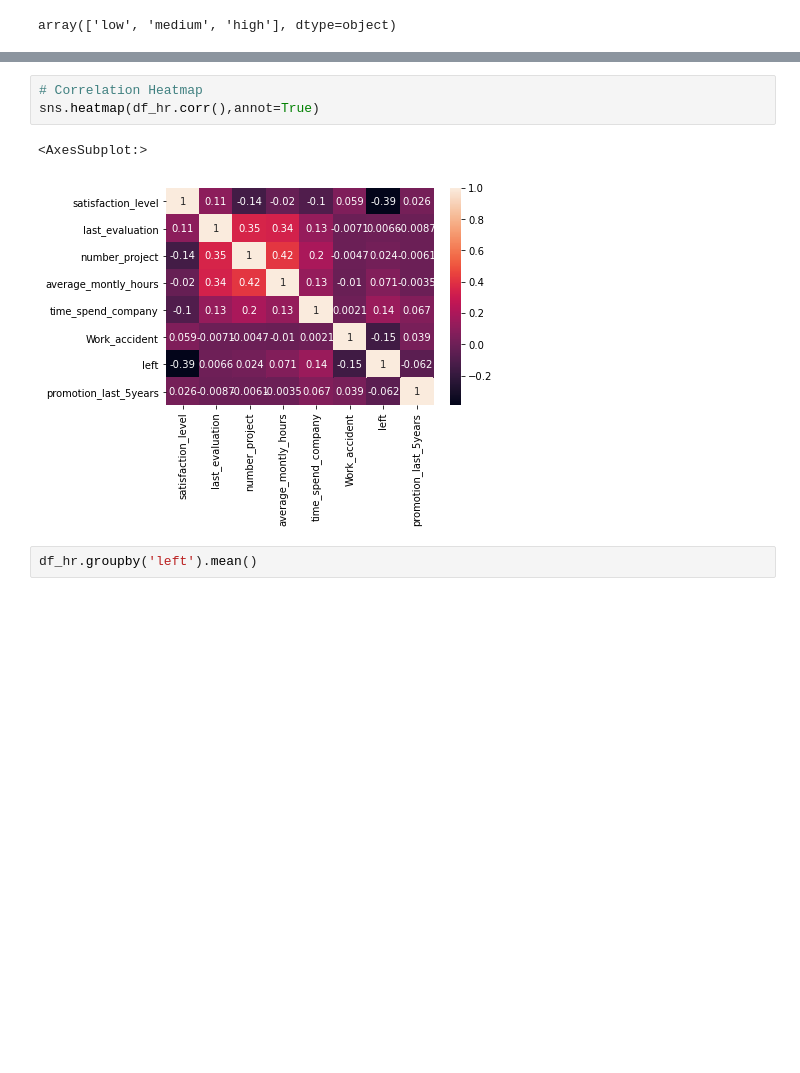
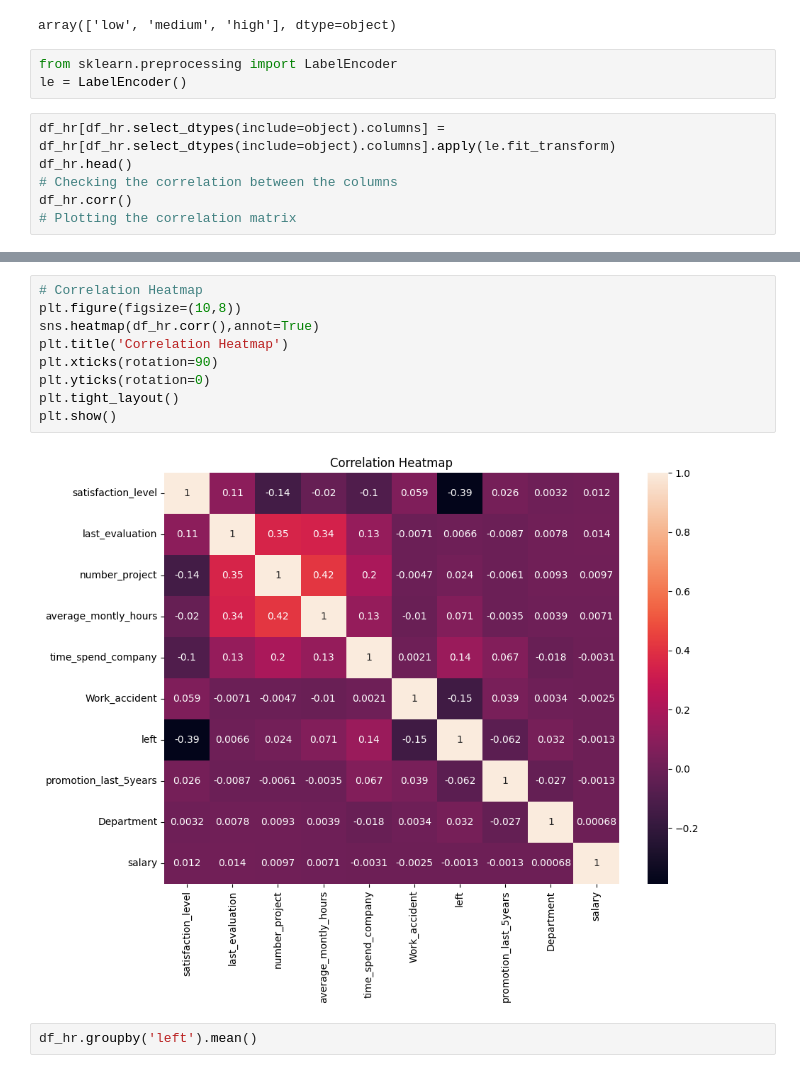
Before and after one commit to dbn3010/HR-Anlytics-with-Churn-Prediction, a Jupyter notebook: HR_Analytics_and_Churn_Prediction.ipynb, the cells around one changed output, grey strips where cells are left out. Drawn from its saved outputs; the diff is of its cells as text; blank space fills up the shorter version.

```diff
--- a/HR_Analytics_and_Churn_Prediction.ipynb
+++ b/HR_Analytics_and_Churn_Prediction.ipynb
@@ -78,3 +78,12 @@ dtype: int64
 df_hr.salary.unique()
 # %% [output]
 array(['low', 'medium', 'high'], dtype=object)
+# %%
+from sklearn.preprocessing import LabelEncoder
+le = LabelEncoder()
+# %%
+df_hr[df_hr.select_dtypes(include=object).columns] = df_hr[df_hr.select_dtypes(include=object).columns].apply(le.fit_transform)
+df_hr.head()
+# Checking the correlation between the columns
+df_hr.corr()
+# Plotting the correlation matrix
@@ -94,9 +117,14 @@ df_hr.corr()
 # %%
 # Correlation Heatmap
+plt.figure(figsize=(10,8))
 sns.heatmap(df_hr.corr(),annot=True)
+plt.title('Correlation Heatmap')
+plt.xticks(rotation=90)
+plt.yticks(rotation=0)
+plt.tight_layout()
+plt.show()
 # %% [output]
-<AxesSubplot:>
-[figure, old version]
+[figure, new version]
 # %%
 df_hr.groupby('left').mean()
 # %% [output]
```
Also changed, not shown: parts of 15 cells of this notebook.
